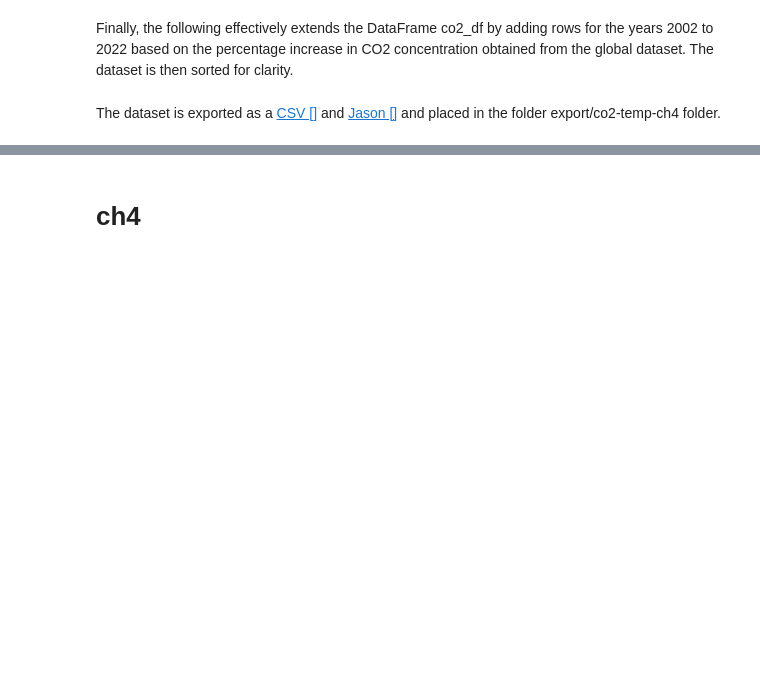
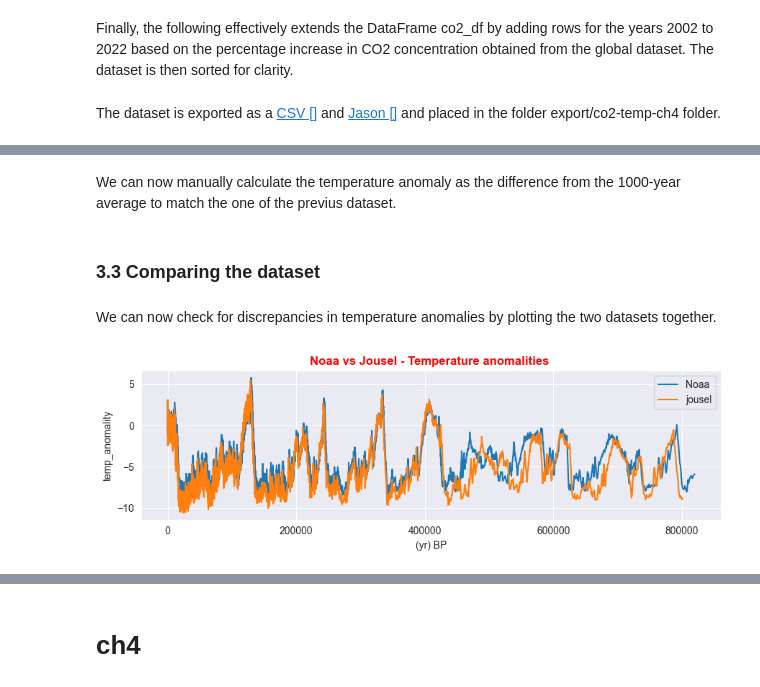
Before and after one commit to Cecilia8989/PfDA_Project2, a Jupyter notebook: pfda_project2.ipynb, the cells around one changed output, grey strips where cells are left out. Cells and saved outputs as stored; diff of their text form; code cells hidden in the pictures; blank space fills up the shorter version.

```diff
--- a/pfda_project2.ipynb
+++ b/pfda_project2.ipynb
@@ -707,0 +493,12 @@ temp_anomality_df = temp_anomality_df.sort_values('Year', ascending=False).reset
+# %%
+# Define the current year
+current_year = dt.date.today().year
+
+# Add a column 'ECD3_bp' based on the age, with years before present equal to 2023
+jouzel_temperature['ECD3_bp'] = current_year - 1950 + jouzel_temperature['ECD3_age']
+
+# Add a column 'Year' to represent the reference year
+jouzel_temperature['Year'] = (current_year - jouzel_temperature['ECD3_bp']).astype(int)
+
+# Drop the redundant column 'ECD3_age' and reorder the columns of the dataset
+jouzel_temperature = jouzel_temperature[['Year', 'ECD3_bp', 'temp_anomaly']]
@@ -707,0 +585,2 @@ temp_anomality_df = temp_anomality_df.sort_values('Year', ascending=False).reset
+# %% [markdown]
+We can now manually calculate the temperature anomaly as the difference from the 1000-year average to match the one of the previus dataset.
@@ -707,0 +594,31 @@ temp_anomality_df = temp_anomality_df.sort_values('Year', ascending=False).reset
+# %% [markdown]
+### 3.3 Comparing the dataset
+# %% [markdown]
+We can now check for discrepancies in temperature anomalies by plotting the two datasets together.
+# %%
+# plot the 2 dataset toghethere to determinate what to use
+
+# Set the size of the figure
+plt.figure(figsize=(9, 3))
+
+# Create the line plot for noaa temp data
+sns.lineplot(x='ECD3_bp', y='temp_anomaly', data=noaa_temperature, label='Noaa')
+
+# Create the line plot for Bereiter data
+sns.lineplot(x='ECD3_bp', y='temp_anomaly', data=jouzel_temperature, label='jousel')
+
+# Add labels and title
+plt.xlabel('(yr) BP')
+plt.ylabel('temp_anomality')
+plt.title('Noaa vs Jousel - Temperature anomalities ', fontweight='bold', color='red')
+
+# Add legend
+plt.legend()
+
+# Improve spacing
+plt.tight_layout()
+
+# Show the plot
+plt.show()
+# %% [output]
+[figure, added]
```
Also changed, not shown: parts of 73 cells of this notebook, 2 other files.
